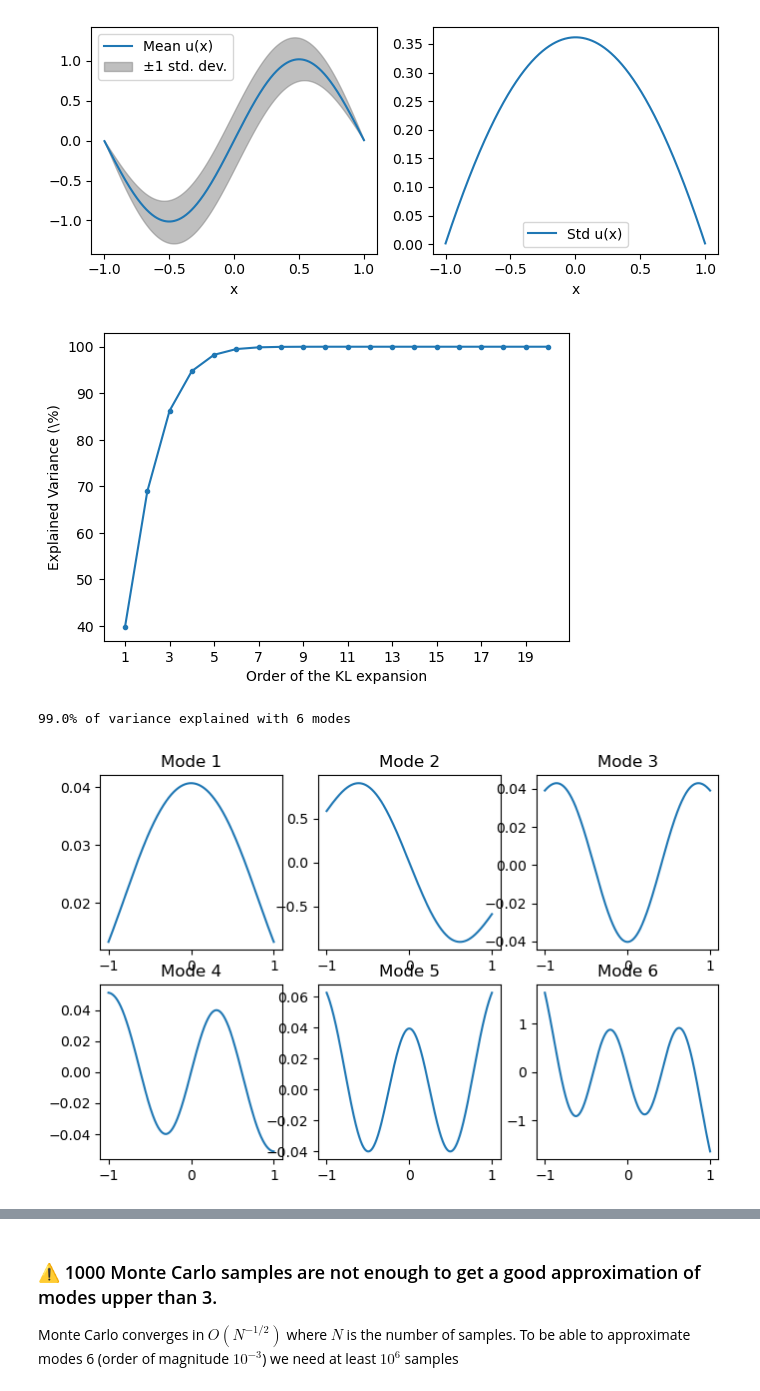
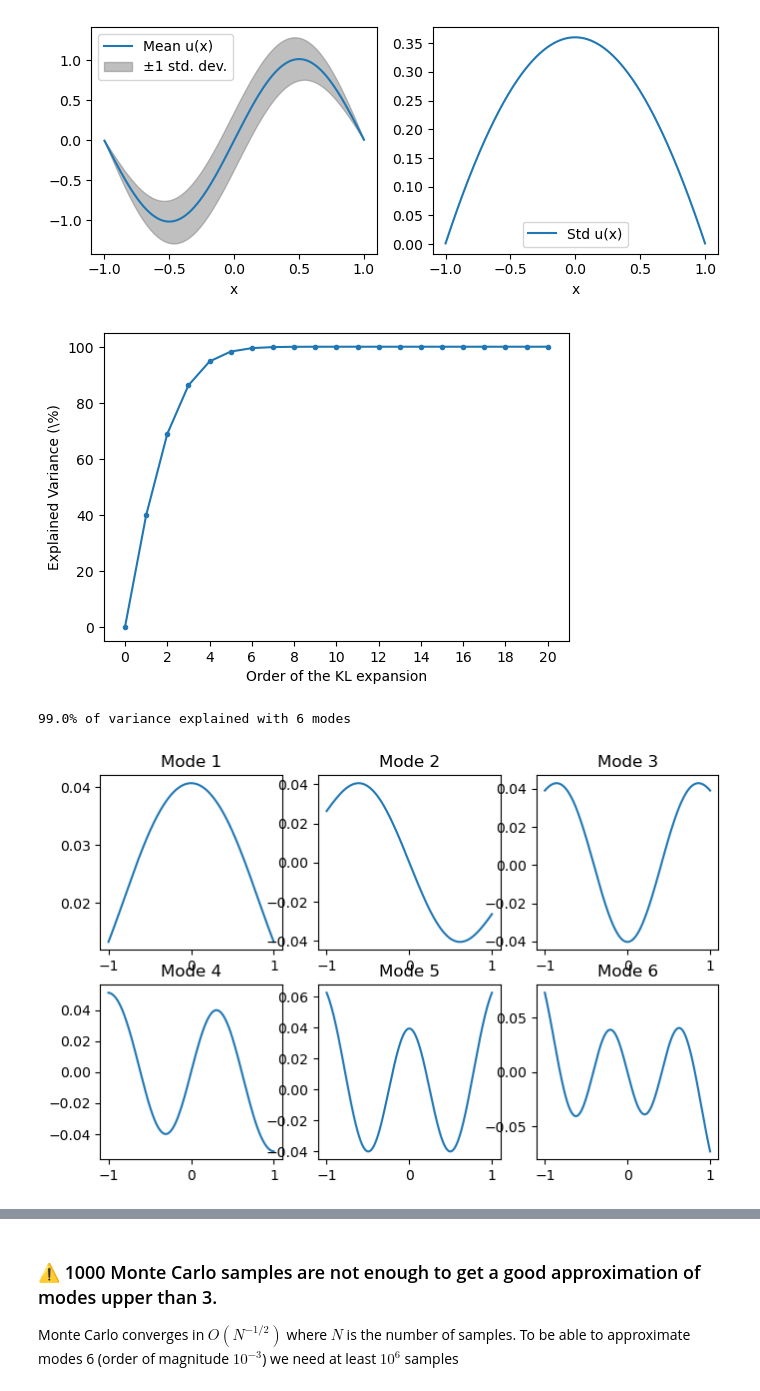
Before and after one commit to bonneted/USD2024, a Jupyter notebook: poisson equation/poisson_equation.ipynb, the cells around one changed output, grey strips where cells are left out. Cells and saved outputs as stored; diff of their text form; code cells hidden in the pictures.

```diff
--- a/poisson equation/poisson_equation.ipynb
+++ b/poisson equation/poisson_equation.ipynb
@@ -18,8 +18,8 @@ from scipy.sparse import diags
 from scipy.sparse.linalg import spsolve
 
 #nice plots, optional
-# import scienceplots
-# plt.style.use(['science', 'grid'])
+import scienceplots
+plt.style.use(['science', 'grid'])
 
 # Define parameters
 sigma = 1
@@ -140,42 +140,41 @@ def KL_expansion(x, kernel,truncation_order):
     eigenvectors = eigenvectors[:, idx]
     for i in range(truncation_order):
         if eigenvectors[0, i] < 0:
-            eigenvectors[:, i] *= -1
-            eigenvectors[:,i] /= np.trapz(eigenvectors[:, i] ** 2, dx=x[1]-x[0]) ** 0.5
+            eigenvectors[:, i] *= -1 # Eigenvectors are defined up to a scalar factor
     return eigenvalues[:truncation_order], eigenvectors[:, :truncation_order]
 
 eigenvalues, eigenvectors = KL_expansion(x, kernel, truncation_order=20)
 
 # Compute the cumulative explained variance
 explained_variance = np.cumsum(eigenvalues) / np.sum(eigenvalues)
 
 # Plot explained variance
 fig = plt.figure(figsize=(6, 4))
 n_orders = 20
-plt.plot(np.arange(1, n_orders + 1), explained_variance[:n_orders]* 100, marker='.')
+plt.plot(np.arange(0, n_orders + 1), [0] + list(explained_variance[:n_orders] * 100), marker='.')
 plt.xlabel('Order of the KL expansion')
 plt.ylabel('Explained Variance (\%)')
 # plt.title('Explained Variance vs. Order of KL Expansion')
-plt.xticks(np.arange(1, n_orders + 1, 2))
+plt.xticks(np.arange(0, n_orders + 1, 2))
 plt.show()
 # fig.savefig('figures/KL_explained_variance.pdf', format='pdf')
 
 # Propose truncation order based on a threshold
 threshold = 0.99  # Example threshold for 99% explained variance
 truncation_order = np.argmax(explained_variance >= threshold) + 1
 print(f"{threshold*100}% of variance explained with {truncation_order} modes")
 
 # Plot the first 6 modes
 fig, axs = plt.subplots(2, int(truncation_order/2), figsize=(8, 5))
 for i, ax in enumerate(axs.flat):
     ax.plot(x, eigenvectors[:, i], label="$\lambda_{}$ = {:.2f}".format(i+1, eigenvalues[i]))
     ax.set_title(f"Mode {i+1}")
     # ax.legend()
 # fig.savefig('figures/KL_modes.pdf', format='pdf')
 # %% [output]
-[figure, old version]
+[figure, new version]
 99.0% of variance explained with 6 modes
-[figure, old version]
+[figure, new version]
 # %%
 import time
 from tqdm import tqdm
```
Also changed, not shown: parts of 5 cells of this notebook.
